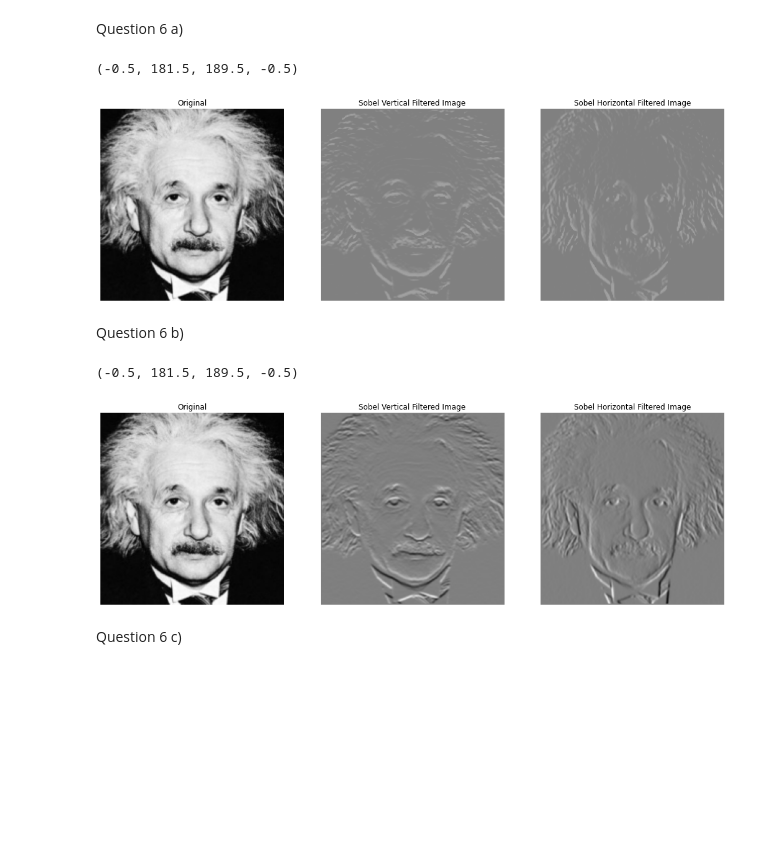
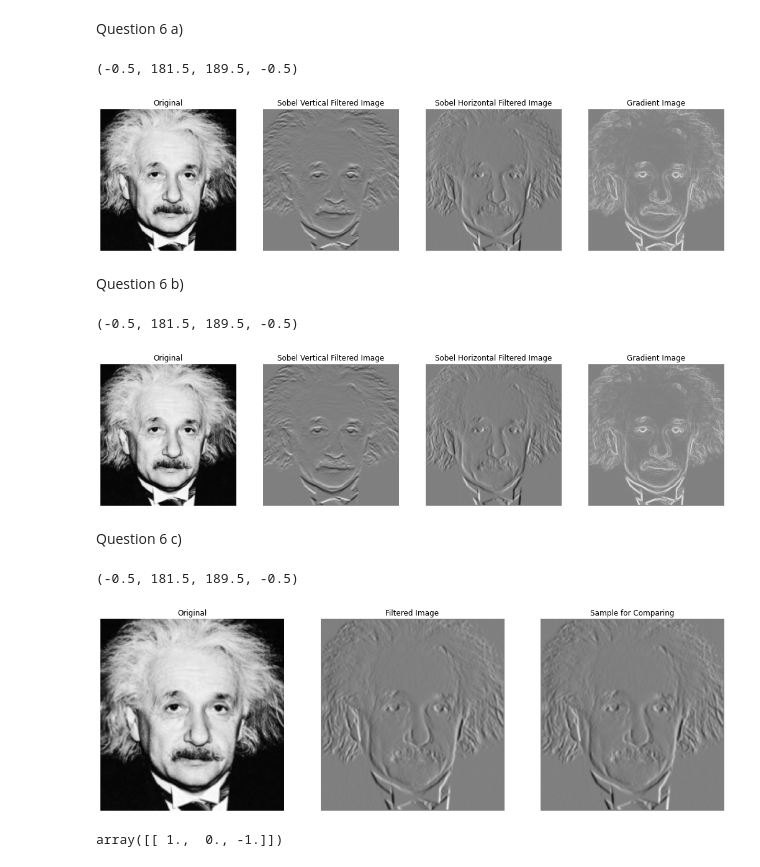
Before and after one commit to akilaabeyratne/EN2550-Assignment-1, a Jupyter notebook: Assignment1.ipynb, the cells around one changed output. Cells and saved outputs as stored; diff of their text form; code cells hidden in the pictures; blank space fills up the shorter version.

```diff
--- a/Assignment1.ipynb
+++ b/Assignment1.ipynb
@@ -187,44 +187,49 @@ Question 5
 # %% [markdown]
 Question 6 a)
 # %%
-ein = cv.imread(r'einstein.png', cv.IMREAD_REDUCED_GRAYSCALE_2)
+ein = cv.imread(r'einstein.png', cv.IMREAD_REDUCED_GRAYSCALE_2).astype('float')
 assert ein is not None
 
 ker_sv = np.array([(1,2,1),(0,0,0),(-1,-2,-1)], dtype = 'float')
 ker_sh = np.array([(-1,0,1),(-2,0,2),(-1,0,1)], dtype = 'float')
 im_avg_sv = cv.filter2D(ein,-1,ker_sv)
 im_avg_sh = cv.filter2D(ein,-1,ker_sh)
+im_gr = np.sqrt(im_avg_sv**2+im_avg_sh**2)
 
-fig,ax=plt.subplots(1,3,figsize=(18,6))
+fig,ax=plt.subplots(1,4,figsize=(18,6))
 ax[0].set_title('Original')
 ax[0].imshow(ein,cmap="gray")
 ax[0].axis('off')
 ax[1].set_title('Sobel Vertical Filtered Image')
 ax[1].imshow(im_avg_sv,cmap="gray",vmin=-1020,vmax=1020)
 ax[1].axis('off')
 ax[2].set_title('Sobel Horizontal Filtered Image')
 ax[2].imshow(im_avg_sh,cmap="gray",vmin=-1020,vmax=1020)
 ax[2].axis('off')
+ax[3].set_title('Gradient Image')
+ax[3].imshow(im_gr,cmap="gray",vmin=-1020,vmax=1020)
+ax[3].axis('off')
 # %% [output]
 (-0.5, 181.5, 189.5, -0.5)
-[figure, old version]
+[figure, new version]
 # %% [markdown]
 Question 6 b)
 # %%
-def sob_filter(image, array):
+def sob_filter1(image, array):
     blank_array = np.zeros((np.shape(image)[0],np.shape(image)[1]))
     for i in range(1,np.shape(image)[0]-1):
         for j in range(1,np.shape(image)[1]-1):
             blank_array[i][j] = array[0][0]*image[i-1][j-1]+array[0][1]*image[i-1][j]+array[0][2]*image[i-1][j+1]+array[1][0]*image[i][j-1]+array[1][1]*image[i][j]+array[1][2]*image[i][j+1]+array[2][0]*image[i+1][j-1]+array[2][1]*image[i+1][j]+array[2][2]*image[i+1][j+1]
     return blank_array
 
-ein = cv.imread(r'einstein.png', cv.IMREAD_REDUCED_GRAYSCALE_2)
+ein = cv.imread(r'einstein.png', cv.IMREAD_REDUCED_GRAYSCALE_2).astype('float')
 ker_sv = np.array([(1,2,1),(0,0,0),(-1,-2,-1)], dtype = 'float')
 ker_sh = np.array([(-1,0,1),(-2,0,2),(-1,0,1)], dtype = 'float')
-sobv_im = sob_filter(ein, ker_sv)
-sobh_im = sob_filter(ein, ker_sh)
+sobv_im = sob_filter1(ein, ker_sv)
+sobh_im = sob_filter1(ein, ker_sh)
+im_gr_manual = np.sqrt(sobv_im**2+sobh_im**2)
 
-fig,ax=plt.subplots(1,3,figsize=(18,6))
+fig,ax=plt.subplots(1,4,figsize=(18,6))
 ax[0].set_title('Original')
 ax[0].imshow(ein,cmap="gray")
 ax[0].axis('off')
@@ -234,8 +239,52 @@ ax[1].axis('off')
 ax[2].set_title('Sobel Horizontal Filtered Image')
 ax[2].imshow(sobh_im,cmap="gray",vmin=-1020,vmax=1020)
 ax[2].axis('off')
+ax[3].set_title('Gradient Image')
+ax[3].imshow(im_gr_manual,cmap="gray",vmin=-1020,vmax=1020)
+ax[3].axis('off')
 # %% [output]
 (-0.5, 181.5, 189.5, -0.5)
-[figure, old version]
+[figure, new version]
 # %% [markdown]
 Question 6 c)
+# %%
+def sob_filter2(image, array1,array2):
+    blank_array = np.zeros((np.shape(image)[0],np.shape(image)[1]))
+    blank_array2 = np.zeros((np.shape(image)[0],np.shape(image)[1]))
+
+    for i in range(1,np.shape(image)[0]-1):
+        for j in range(0,np.shape(image)[1]):
+            blank_array[i][j] = array1[0][0]*image[i-1][j]+array1[1][0]*image[i][j]+array1[2][0]*image[i+1][j]
+
+    for i in range(0,np.shape(image)[0]):
+        for j in range(1,np.shape(image)[1]-1):
+            blank_array2[i][j] = array2[0][0]*blank_array[i][j-1]+array2[0][1]*blank_array[i][j]+array2[0][2]*blank_array[i][j+1]
+
+    return blank_array2
+
+ein = cv.imread(r'einstein.png', cv.IMREAD_REDUCED_GRAYSCALE_2).astype('float')
+ker1 = np.array([[1],[2],[1]], dtype = 'float')
+ker2 = np.array([(1,0,-1)], dtype = 'float')
+
+ker_sam = np.array([(1,0,-1),(2,0,-2),(1,0,-1)], dtype = 'float')
+
+sob_fil = sob_filter2(ein, ker1, ker2)
+sob_sam = sob_filter1(ein, ker_sam)
+
+fig,ax=plt.subplots(1,3,figsize=(18,6))
+ax[0].set_title('Original')
+ax[0].imshow(ein,cmap="gray")
+ax[0].axis('off')
+ax[1].set_title('Filtered Image')
+ax[1].imshow(sob_fil,cmap="gray",vmin=-1020,vmax=1020)
+ax[1].axis('off')
+ax[2].set_title('Sample for Comparing')
+ax[2].imshow(sob_sam,cmap="gray",vmin=-1020,vmax=1020)
+ax[2].axis('off')
+# %% [output]
+(-0.5, 181.5, 189.5, -0.5)
+[figure, added]
+# %%
+ker2
+# %% [output]
+array([[ 1.,  0., -1.]])
```
